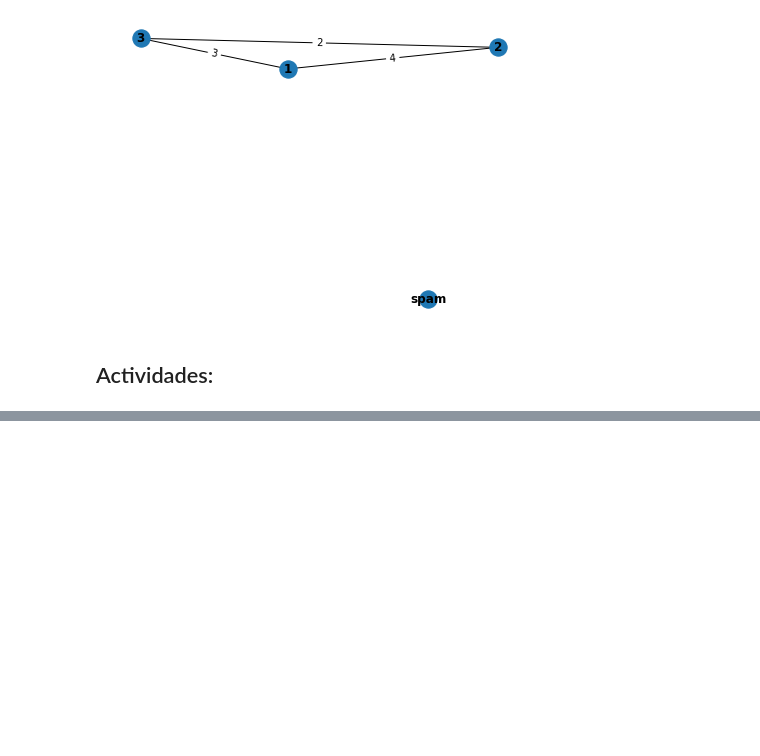
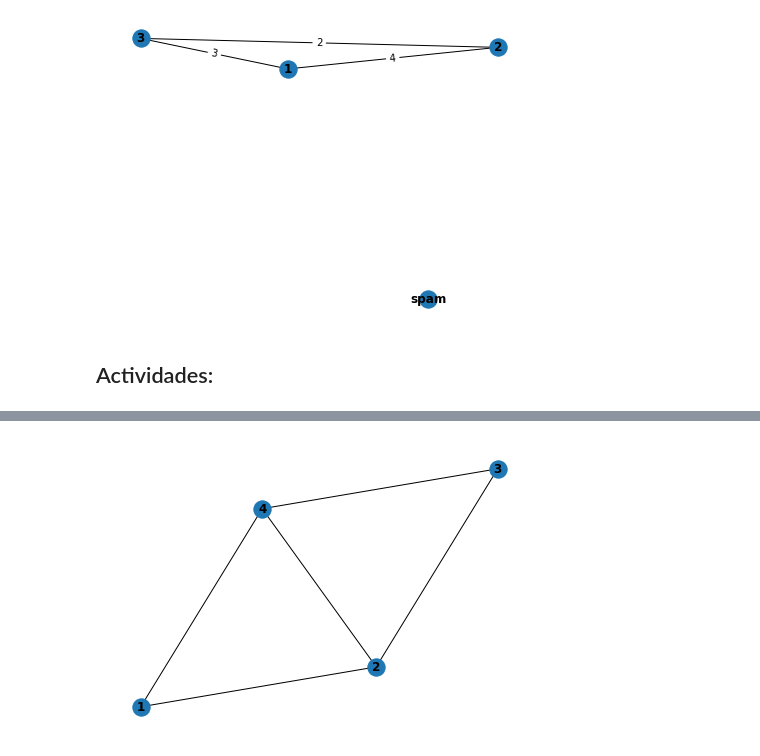
Before and after one commit to CaroRuiz92/Practicas-Programacion-II-Python, a Jupyter notebook: Pract-5-UGrafos.ipynb, the cells around one changed output, grey strips where cells are left out. Drawn from its saved outputs; the diff is of its cells as text; code cells hidden in the pictures; blank space fills up the shorter version.

```diff
--- a/Pract-5-UGrafos.ipynb
+++ b/Pract-5-UGrafos.ipynb
@@ -59,0 +80,11 @@ nx.draw_networkx_edge_labels(G, pos=pos, edge_labels=edge_labels)
+# %%
+P = nx.Graph()
+P.add_nodes_from([1,2,3,4])
+P.add_edge(1,2)
+P.add_edge(2,3)
+P.add_edge(3,4)
+P.add_edge(2,4)
+P.add_edge(1,4)
+nx.draw(P, with_labels=True, font_weight='bold')
+# %% [output]
+[figure, added]
```
Also changed, not shown: parts of 5 cells of this notebook.
